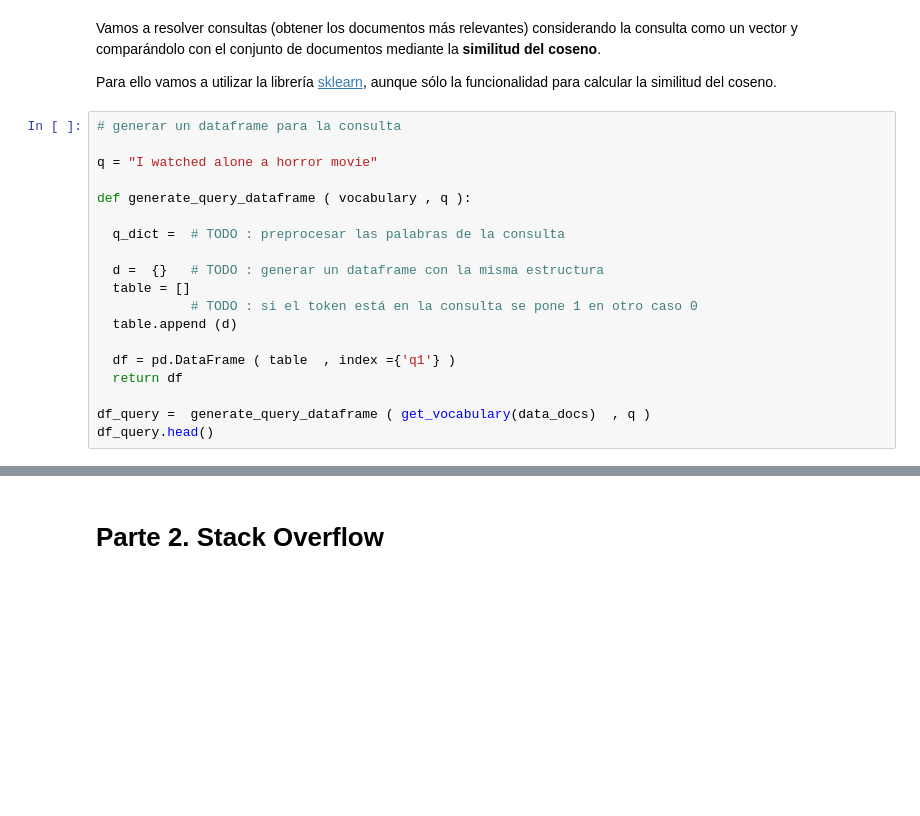
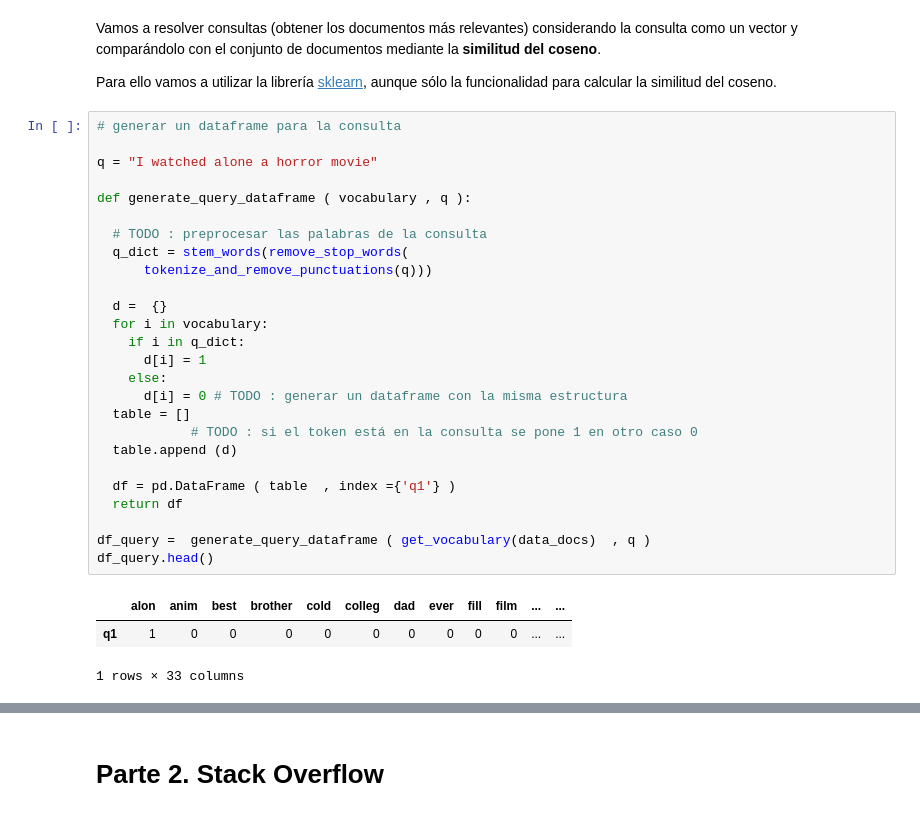
Before and after one commit to pfreezv/UOC, a Jupyter notebook: Tipología y fuentes de datos/pec2/TyFdD_PEC2_2021.ipynb, the cells around one changed output, grey strips where cells are left out. Saved outputs shown, nothing was run; the diff lists cells and outputs as text; blank space fills up the shorter version.

```diff
--- a/Tipología y fuentes de datos/pec2/TyFdD_PEC2_2021.ipynb
+++ b/Tipología y fuentes de datos/pec2/TyFdD_PEC2_2021.ipynb
@@ -466,19 +485,30 @@ Para ello vamos a utilizar la librería [sklearn](https://scikit-learn.org/stabl
 # %%
 # generar un dataframe para la consulta
 
 q = "I watched alone a horror movie"
 
 def generate_query_dataframe ( vocabulary , q ):
 
-  q_dict =  # TODO : preprocesar las palabras de la consulta
+  # TODO : preprocesar las palabras de la consulta
+  q_dict = stem_words(remove_stop_words(
+      tokenize_and_remove_punctuations(q)))
 
-  d =  {}   # TODO : generar un dataframe con la misma estructura
+  d =  {}
+  for i in vocabulary:
+    if i in q_dict:
+      d[i] = 1
+    else:
+      d[i] = 0 # TODO : generar un dataframe con la misma estructura
   table = []
             # TODO : si el token está en la consulta se pone 1 en otro caso 0
   table.append (d)
 
   df = pd.DataFrame ( table  , index ={'q1'} )
   return df
 
 df_query =  generate_query_dataframe ( get_vocabulary(data_docs)  , q )
 df_query.head()
+# %% [output]
+|  | alon | anim | best | brother | cold | colleg | dad | ever | fill | film | ... | ... |
+| q1 | 1 | 0 | 0 | 0 | 0 | 0 | 0 | 0 | 0 | 0 | ... | ... |
+1 rows × 33 columns
```
Also changed, not shown: parts of 6 cells of this notebook.
